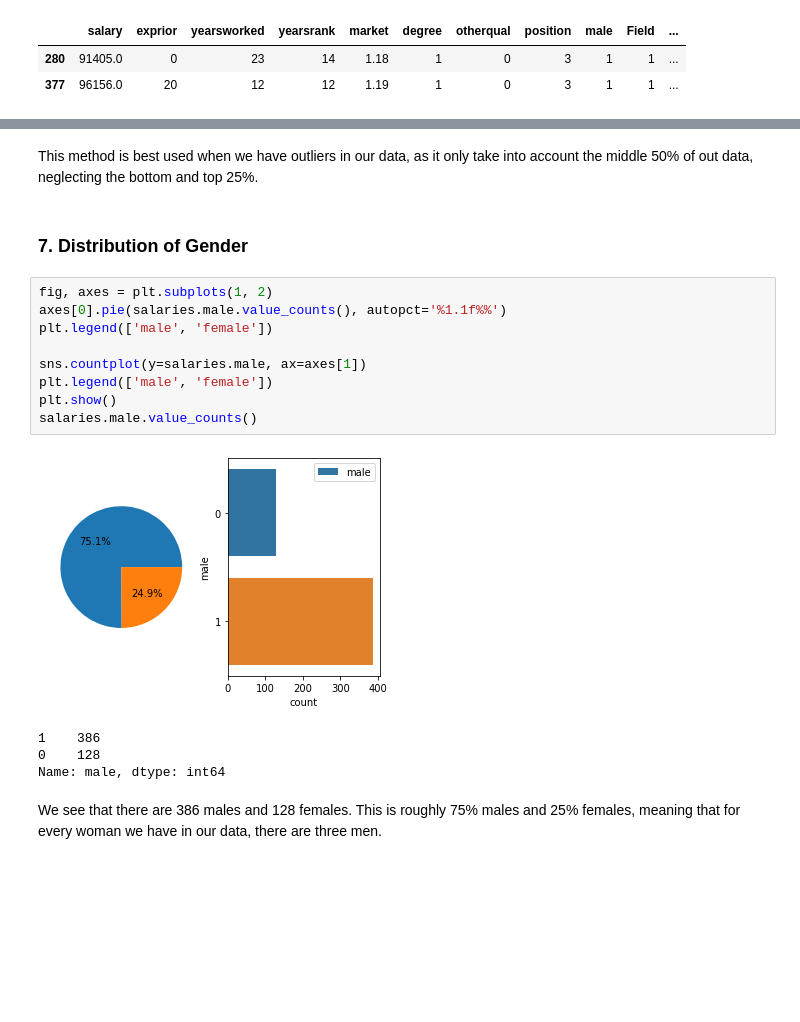
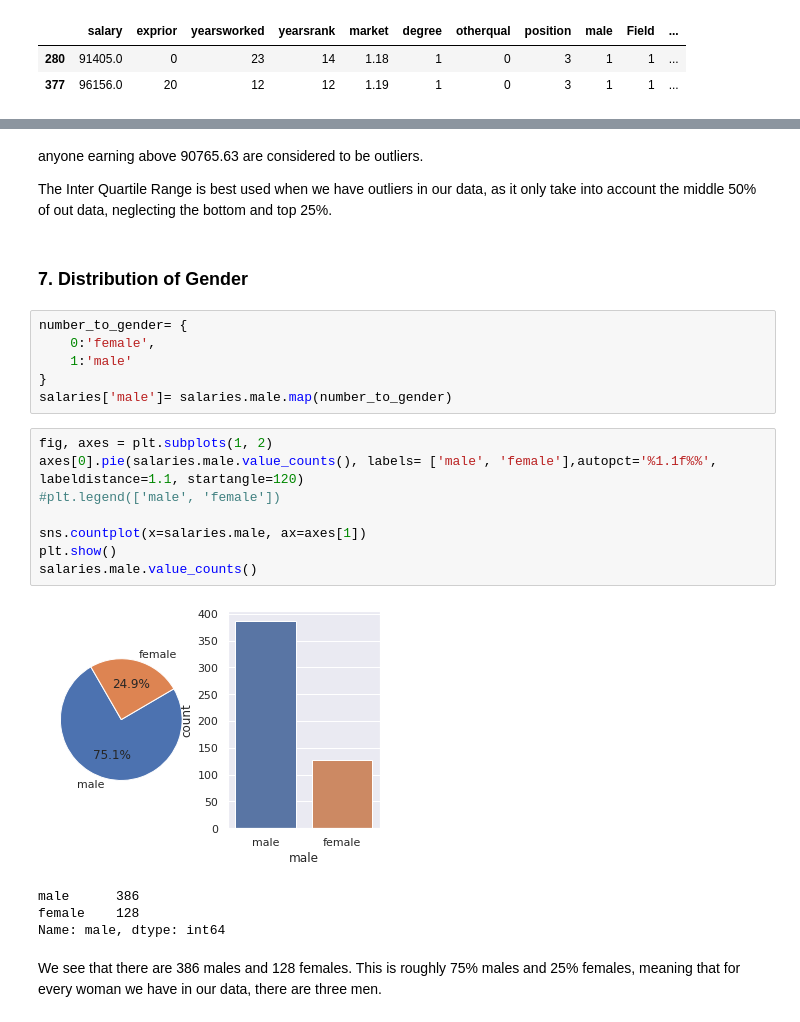
Before and after one commit to masaimahapa/employee-salaries, a Jupyter notebook: employee_salaries.ipynb, the cells around one changed output, grey strips where cells are left out. Cells and saved outputs as stored; diff of their text form; blank space fills up the shorter version.

Commit message:
fixed graphs

```diff
--- a/employee_salaries.ipynb
+++ b/employee_salaries.ipynb
@@ -127,20 +114,27 @@ anyone earning above 90765.63 are outliers.
 # %% [markdown]
-This method is best used when we have outliers in our data, as it only take into account the middle 50% of out data, neglecting the bottom and top 25%.
+anyone earning above 90765.63 are considered to be outliers.
+
+The Inter Quartile Range is best used when we have outliers in our data, as it only take into account the middle 50% of out data, neglecting the bottom and top 25%.
 # %% [markdown]
 ### 7. Distribution of Gender
+# %%
+number_to_gender= {
+    0:'female',
+    1:'male'
+}
+salaries['male']= salaries.male.map(number_to_gender)
 # %%
 fig, axes = plt.subplots(1, 2)
-axes[0].pie(salaries.male.value_counts(), autopct='%1.1f%%')
-plt.legend(['male', 'female'])
+axes[0].pie(salaries.male.value_counts(), labels= ['male', 'female'],autopct='%1.1f%%', labeldistance=1.1, startangle=120)
+#plt.legend(['male', 'female'])
 
-sns.countplot(y=salaries.male, ax=axes[1])
-plt.legend(['male', 'female'])
+sns.countplot(x=salaries.male, ax=axes[1])
 plt.show()
 salaries.male.value_counts()
 # %% [output]
-[figure, old version]
+[figure, new version]
-1    386
-0    128
+male      386
+female    128
 Name: male, dtype: int64
 # %% [markdown]
 We see that there are 386 males and 128 females. This is roughly 75% males and 25% females, meaning that for every woman we have in our data, there are three men.
```
Also changed, not shown: parts of 17 cells of this notebook.
